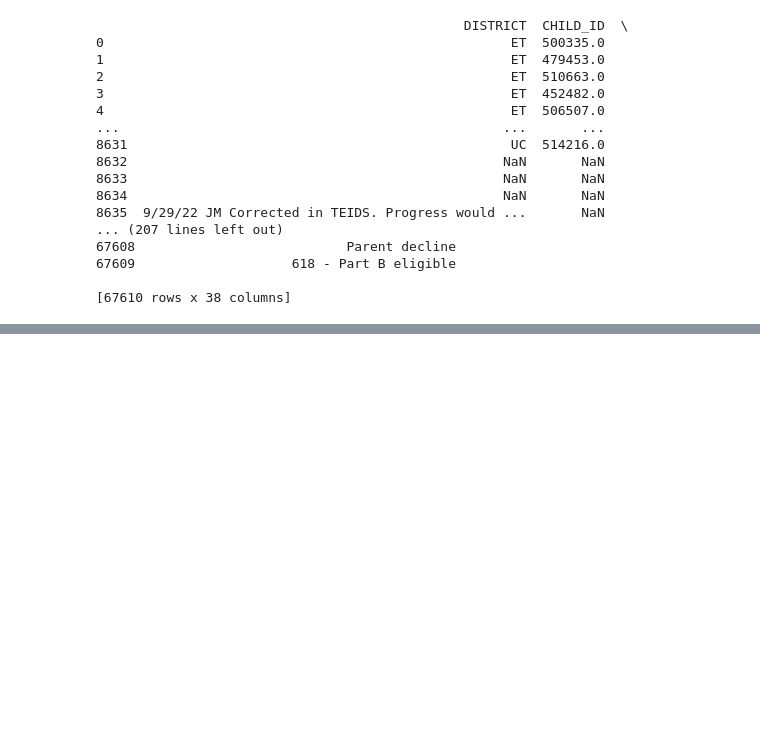
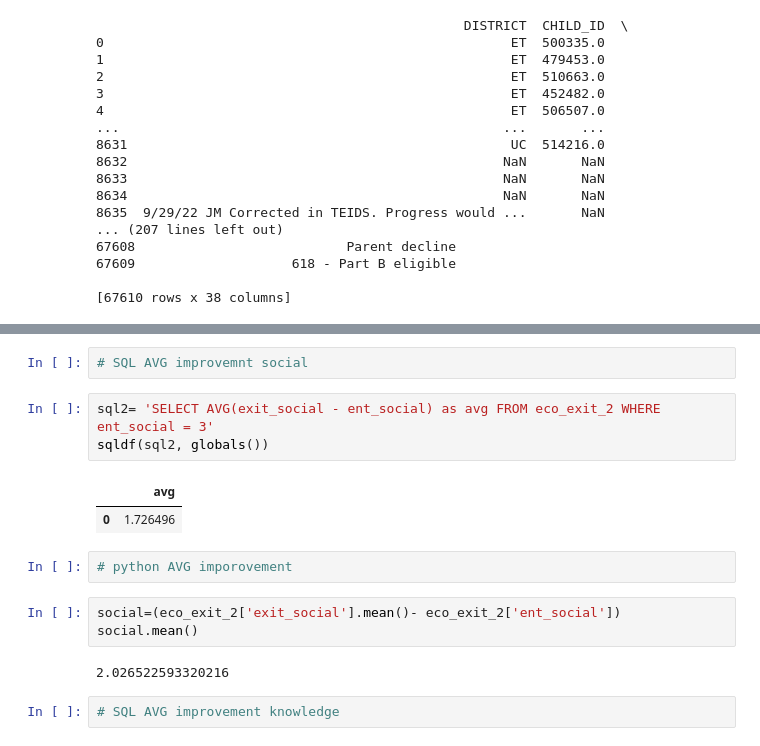
Before and after one commit to NSS-Data-Analytics-Cohort-7/didd-an-array-of-jorts, a Jupyter notebook: notebooks/Untitled3.ipynb, the cells around one changed output, grey strips where cells are left out. Drawn from its saved outputs; the diff is of its cells as text; blank space fills up the shorter version.

```diff
--- a/notebooks/Untitled3.ipynb
+++ b/notebooks/Untitled3.ipynb
@@ -90,0 +141,17 @@ sqldf(q, globals())
+# %%
+# SQL AVG improvemnt social
+# %%
+sql2= 'SELECT AVG(exit_social - ent_social) as avg FROM eco_exit_2 WHERE ent_social = 3'
+sqldf(sql2, globals())
+# %% [output]
+|  | avg |
+| 0 | 1.726496 |
+# %%
+# python AVG imporovement
+# %%
+social=(eco_exit_2['exit_social'].mean()- eco_exit_2['ent_social'])
+social.mean()
+# %% [output]
+2.026522593320216
+# %%
+# SQL AVG improvement knowledge
```
Also changed, not shown: parts of 20 cells of this notebook.
